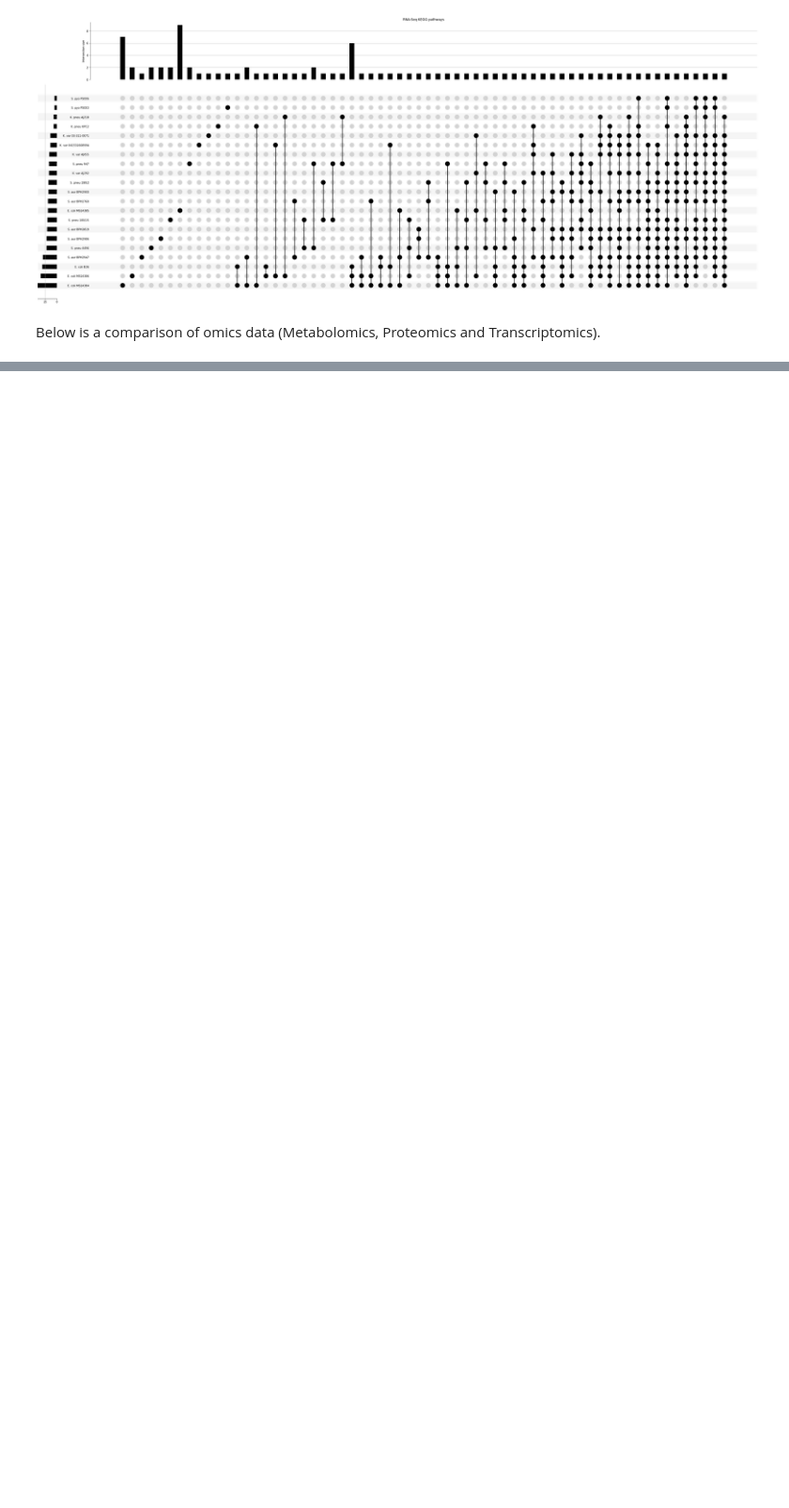
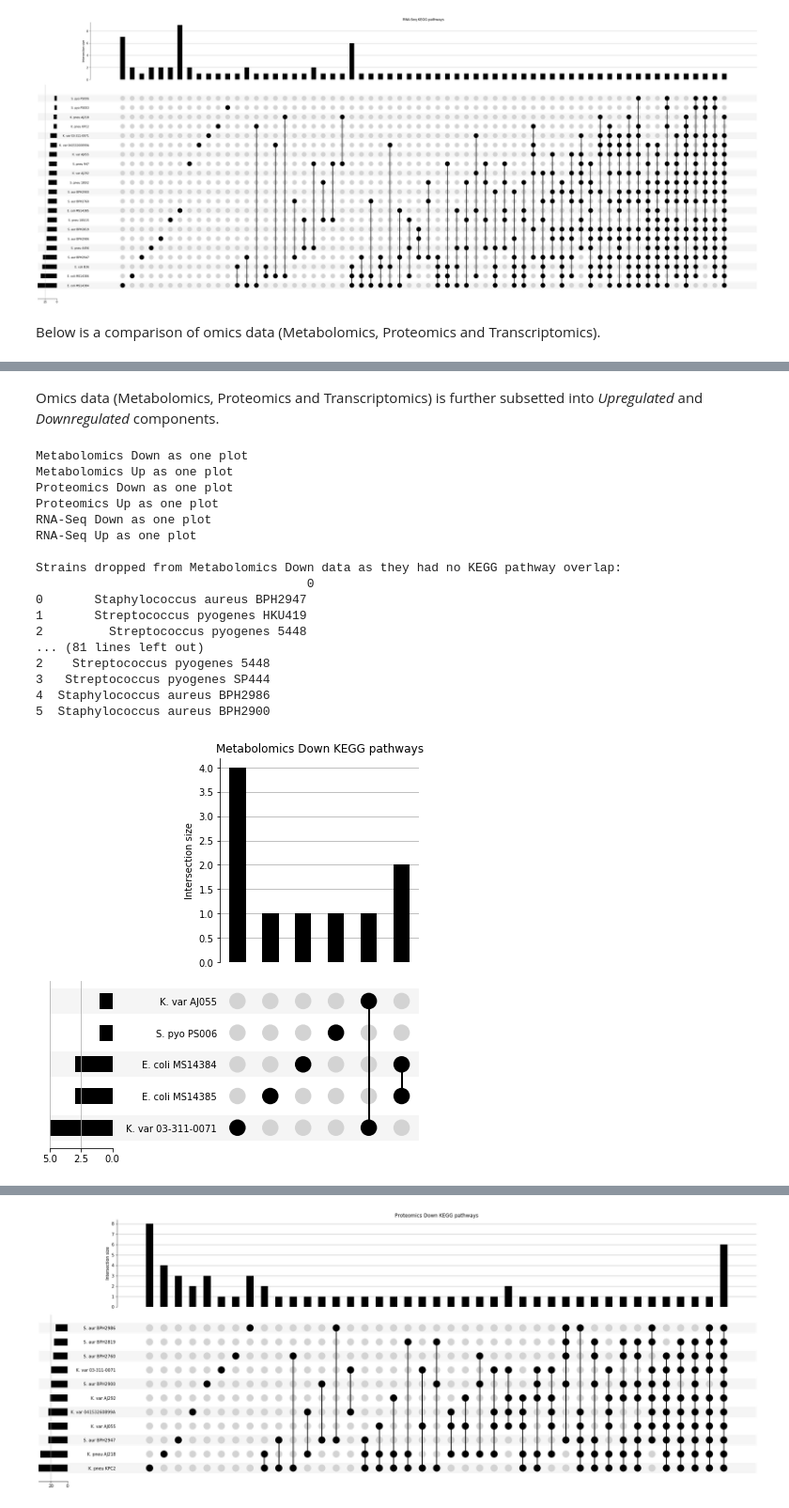
Before and after one commit to mabelbpa/Bioplatforms-Australia-Sepsis-Data-Integration, a Jupyter notebook: Visualizations/Source/Multiomics_Visualisation/Multiomics_Visualisation.ipynb, the cells around one changed output, grey strips where cells are left out. Shown at 94% size. Cells and saved outputs as stored; diff of their text form; code cells hidden in the pictures; blank space fills up the shorter version.

```diff
--- a/Visualizations/Source/Multiomics_Visualisation/Multiomics_Visualisation.ipynb
+++ b/Visualizations/Source/Multiomics_Visualisation/Multiomics_Visualisation.ipynb
@@ -506,0 +551,23 @@ for plt_title, strain_multiomic in omics_kegg:
+# %% [markdown]
+Omics data (Metabolomics, Proteomics and Transcriptomics) is further subsetted into *Upregulated* and *Downregulated* components.
+# %%
+make_upsetplot(reformat_data_for_upsetplot(omics_kegg_direction, "Type_of_Experiment_Direction"))
+# %% [output]
+Metabolomics Down as one plot
+Metabolomics Up as one plot
+Proteomics Down as one plot
+Proteomics Up as one plot
+RNA-Seq Down as one plot
+RNA-Seq Up as one plot
+
+Strains dropped from Metabolomics Down data as they had no KEGG pathway overlap:
+                                     0
+0       Staphylococcus aureus BPH2947
+1       Streptococcus pyogenes HKU419
+2         Streptococcus pyogenes 5448
+... (81 lines left out)
+2    Streptococcus pyogenes 5448
+3   Streptococcus pyogenes SP444
+4  Staphylococcus aureus BPH2986
+5  Staphylococcus aureus BPH2900
+[figure, added]
@@ -506,0 +575 @@ for plt_title, strain_multiomic in omics_kegg:
+[figure, added]
```
Also changed, not shown: parts of 13 cells of this notebook.
